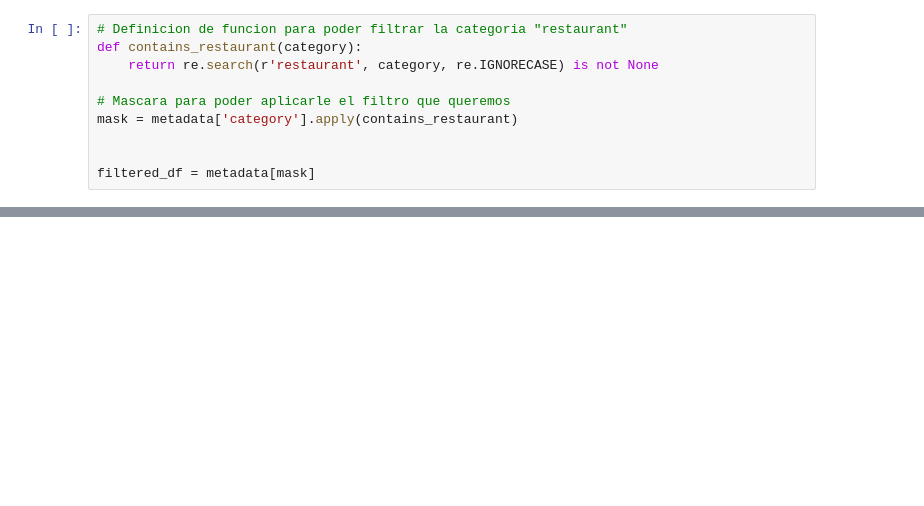
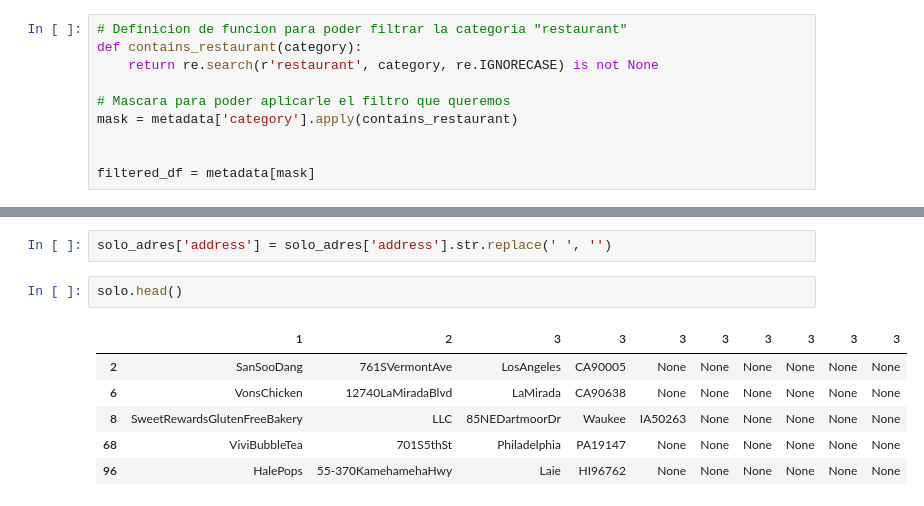
Before and after one commit to Constanzafl/Proyecto_Final, a Jupyter notebook: Sprint 2/EDA/EDAmetadata.ipynb, the cells around one changed output, grey strips where cells are left out. Saved outputs shown, nothing was run; the diff lists cells and outputs as text; blank space fills up the shorter version.

```diff
--- a/Sprint 2/EDA/EDAmetadata.ipynb
+++ b/Sprint 2/EDA/EDAmetadata.ipynb
@@ -316,0 +258,11 @@ Name: name_y, Length: 4022, dtype: int64
+# %%
+solo_adres['address'] = solo_adres['address'].str.replace(' ', '')
+# %%
+solo.head()
+# %% [output]
+|  | 1 | 2 | 3 | 3 | 3 | 3 | 3 | 3 | 3 | 3 |
+| 2 | SanSooDang | 761SVermontAve | LosAngeles | CA90005 | None | None | None | None | None | None |
+| 6 | VonsChicken | 12740LaMiradaBlvd | LaMirada | CA90638 | None | None | None | None | None | None |
+| 8 | SweetRewardsGlutenFreeBakery | LLC | 85NEDartmoorDr | Waukee | IA50263 | None | None | None | None | None |
+| 68 | ViviBubbleTea | 701S5thSt | Philadelphia | PA19147 | None | None | None | None | None | None |
+| 96 | HalePops | 55-370KamehamehaHwy | Laie | HI96762 | None | None | None | None | None | None |
```
Also changed, not shown: parts of 26 cells of this notebook, 1 other file.
